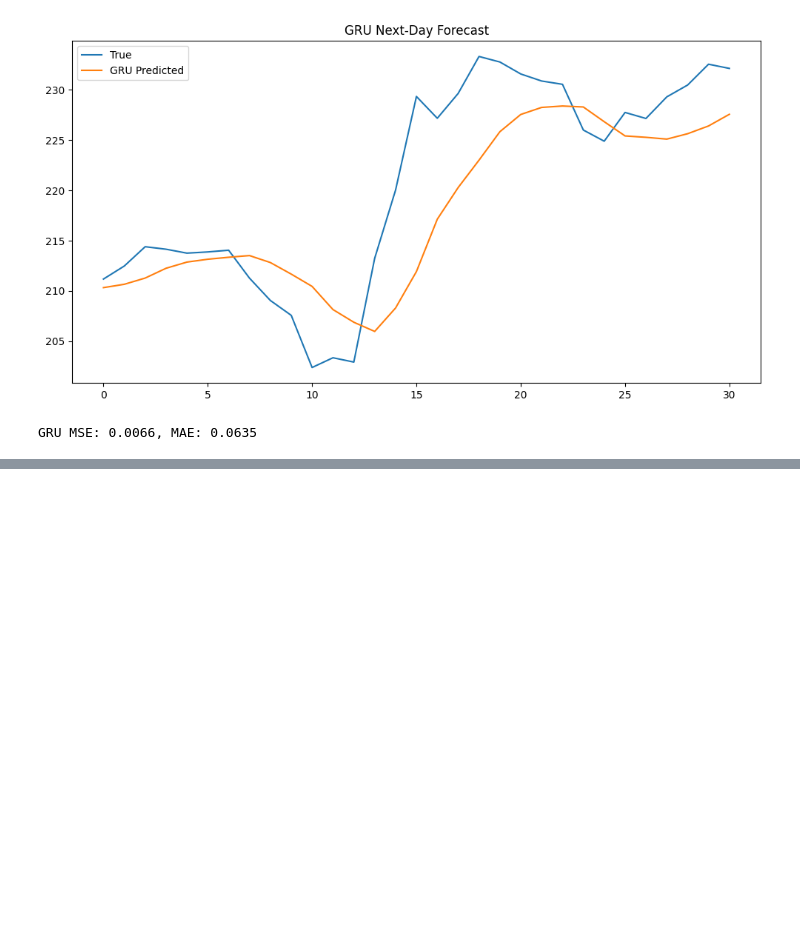
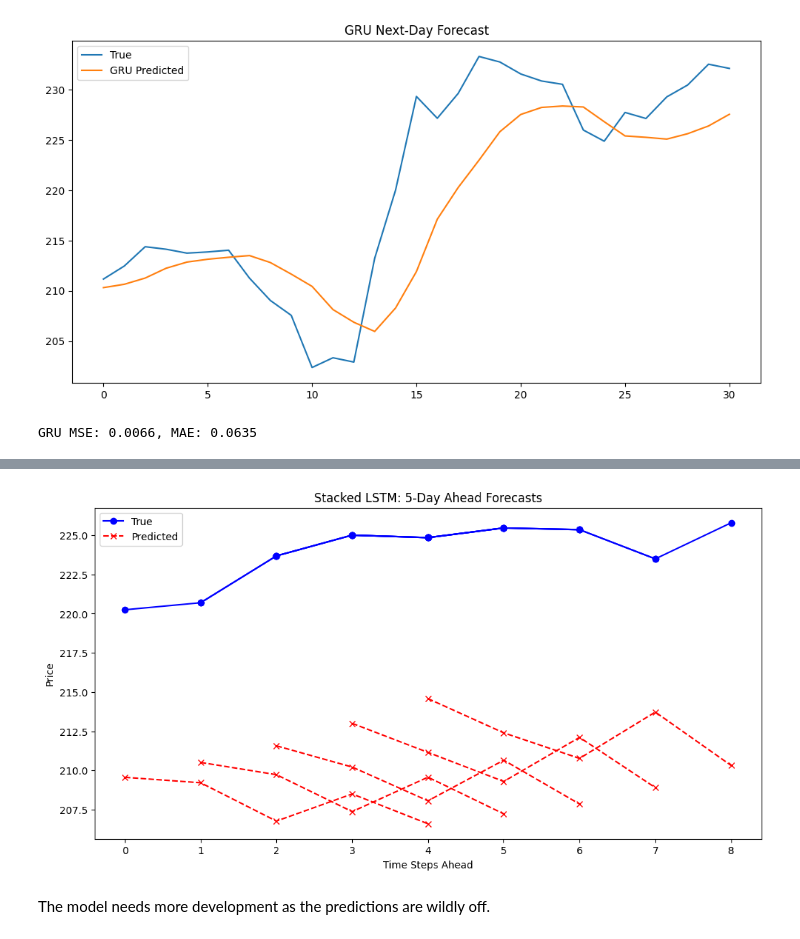
Before and after one commit to lukewilliams16/ai-ml-portfolio, a Jupyter notebook: TensorFlow.ipynb, the cells around one changed output, grey strips where cells are left out. Cells and saved outputs as stored; diff of their text form; code cells hidden in the pictures; blank space fills up the shorter version.

```diff
--- a/TensorFlow.ipynb
+++ b/TensorFlow.ipynb
@@ -777,0 +879,32 @@ GRU MSE: 0.0066, MAE: 0.0635
+# %%
+# ==========================
+# 1. Make predictions
+# ==========================
+y_pred = model.predict(X_test)
+
+# ==========================
+# 2. Rescale back to original price
+# ==========================
+# Only rescale the Close column (index 0)
+close_min = scaler.data_min_[0]
+close_max = scaler.data_max_[0]
+
+y_pred_rescaled = y_pred * (close_max - close_min) + close_min
+y_test_rescaled = y_test * (close_max - close_min) + close_min
+
+# ==========================
+# 3. Plot example forecasts
+# ==========================
+plt.figure(figsize=(12,6))
+
+n_examples = 5  # how many test samples to plot
+for i in range(n_examples):
+    plt.plot(range(i, i+future_steps), y_test_rescaled[i], color="blue", marker="o", label="True" if i==0 else "")
+    plt.plot(range(i, i+future_steps), y_pred_rescaled[i], color="red", marker="x", linestyle="--", label="Predicted" if i==0 else "")
+
+plt.legend()
+plt.title("Stacked LSTM: 5-Day Ahead Forecasts")
+plt.xlabel("Time Steps Ahead")
+plt.ylabel("Price")
+plt.show()
+# %% [output]
@@ -777,0 +912,3 @@ GRU MSE: 0.0066, MAE: 0.0635
+[figure, added]
+# %% [markdown]
+The model needs more development as the predictions are wildly off.
```
Also changed, not shown: parts of 4 cells of this notebook.
